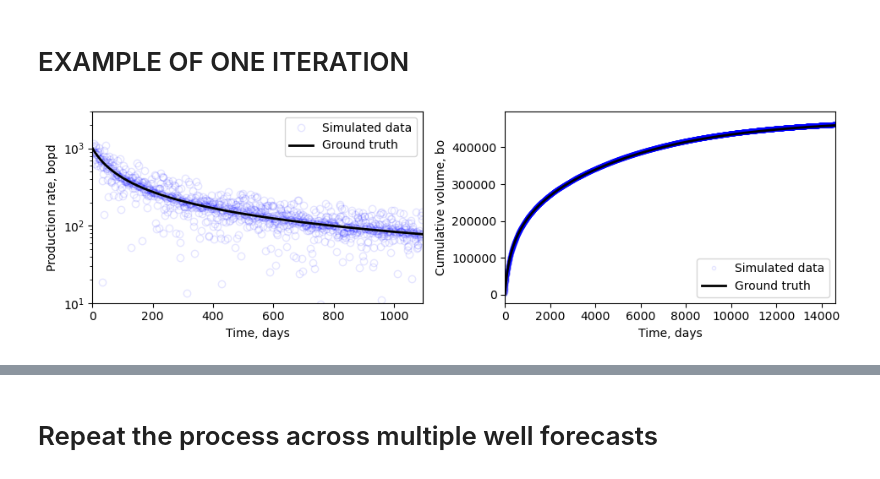
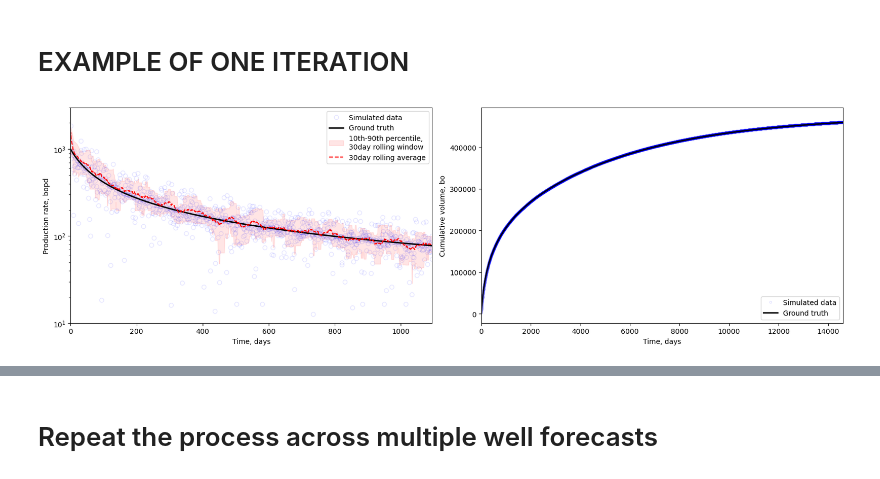
Before and after one commit to rmcguigan/PGE_RESEARCH, a Jupyter notebook: SP24_Research/SP24research_problem_statement.ipynb, the cells around one changed output, grey strips where cells are left out. Drawn from its saved outputs; the diff is of its cells as text; code cells hidden in the pictures.

```diff
--- a/SP24_Research/SP24research_problem_statement.ipynb
+++ b/SP24_Research/SP24research_problem_statement.ipynb
@@ -241,15 +301,22 @@ test = ground_truth(1000, 0.82, 1.2, 0.07, 1, 'day')
 test.add_error(beta=0.5, loc=0, scale=0.05)  # beta=0.5, loc=0, scale=0.05
 # %%
 # plot the production rate and cumulative production with error for the test instance
-fig, axs = plt.subplots(ncols=2, figsize=(golden_ratio * 3 * 2, 3))
+moving_p10 = pd.Series(test.rate_error).rolling(window=30, min_periods=1).quantile(0.10)
+moving_p90 = pd.Series(test.rate_error).rolling(window=30, min_periods=1).quantile(0.90)
+moving_avg = pd.Series(test.rate_error).rolling(window=30, min_periods=1).mean()
+
+fig, axs = plt.subplots(ncols=2, figsize=(golden_ratio * 5 * 2, 5))
 axs[0].plot(test.t, test.rate_error, 'o', c='none', mec='b', alpha=0.10, label='Simulated data')
 axs[0].plot(test.t, test.rate, 'k-', label='Ground truth', lw=2)
+axs[0].fill_between(test.t, moving_p10, moving_p90, color='r', alpha=0.10,
+                    label='10th-90th percentile,\n30day rolling window')
+axs[0].plot(test.t, moving_avg, 'r--', label='30day rolling average')
 axs[0].set(xlabel='Time, days', ylabel='Production rate, bopd', yscale='log', xlim=(0,365 * 3), ylim=(10, 3000))
 axs[0].legend(loc='upper right')
 axs[1].plot(test.t, test.cum_error, '.', c='none', mec='b', alpha=0.10, label='Simulated data')
 axs[1].plot(test.t, test.cum, 'k-', label='Ground truth', lw=2)
 axs[1].set(xlabel='Time, days', ylabel='Cumulative volume, bo', xlim=(0,365*40))
 axs[1].legend(loc='lower right')
 plt.tight_layout(); plt.show()
 # %% [output]
-[figure, old version]
+[figure, new version]
```
Also changed, not shown: parts of 30 cells of this notebook, 1 other file.
